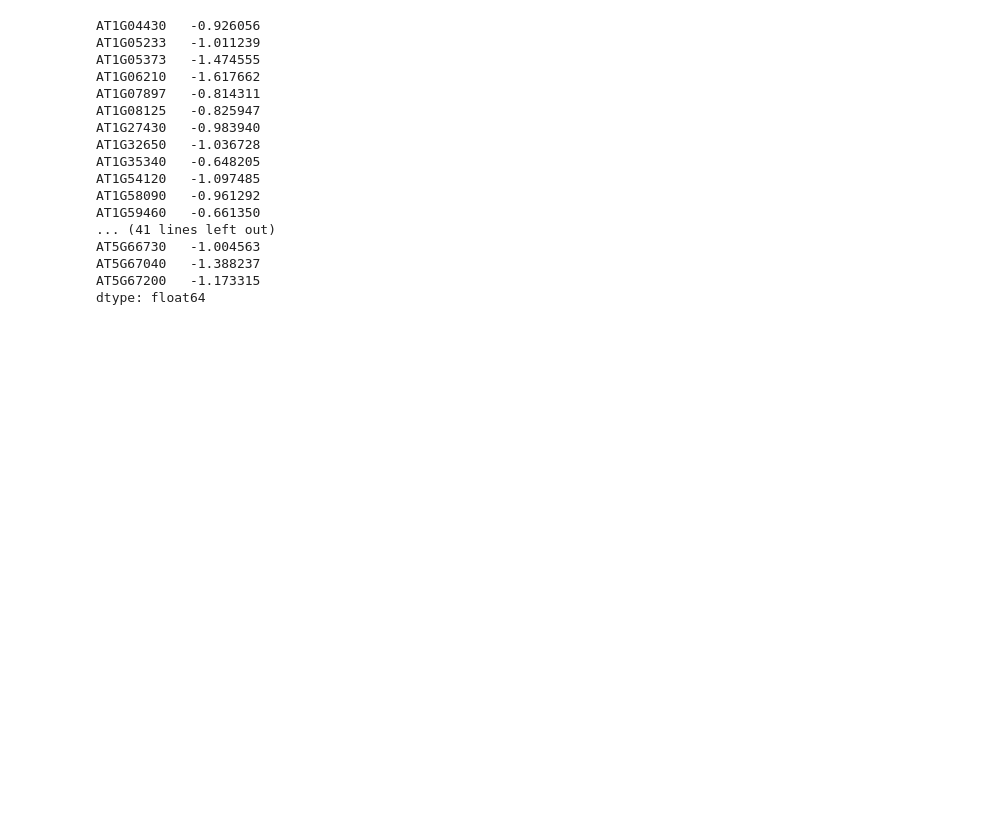
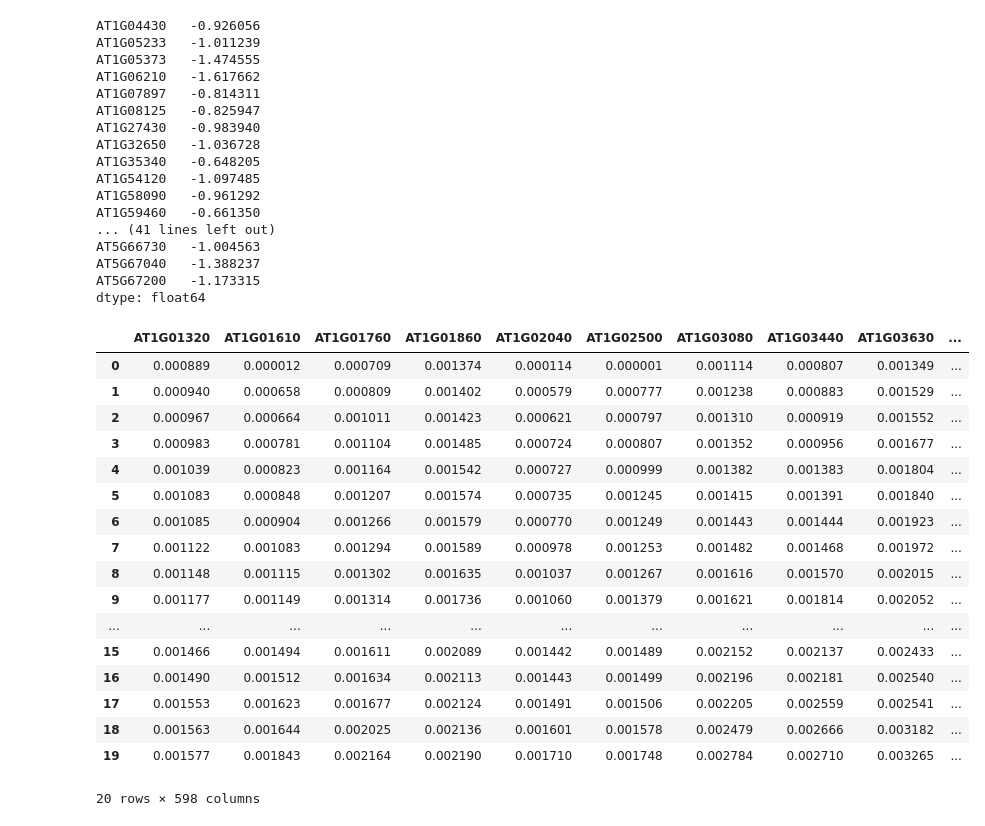
Before and after one commit to teegman123/ECE759_Project, a Jupyter notebook: Analysis.ipynb, the cells around one changed output. Drawn from its saved outputs; the diff is of its cells as text; code cells hidden in the pictures; blank space fills up the shorter version.

```diff
--- a/Analysis.ipynb
+++ b/Analysis.ipynb
@@ -332,3 +339,54 @@ AT5G66730   -1.004563
 AT5G67040   -1.388237
 AT5G67200   -1.173315
 dtype: float64
+# %%
+# Set the number of experiment repetitions (k)
+k = 20
+
+# Store the coefficients for each iteration (if desired)
+coefficients = []
+
+# Run logistic regression with Lasso (L1) for k iterations
+for _ in range(k):
+    # Split the data into training and test sets (e.g., 80% training, 20% testing)
+    X_train, X_test, y_train, y_test = train_test_split(X, y, test_size=0.2, random_state=_)
+
+    # Initialize Logistic Regression with Lasso (L1 regularization)
+    model = RandomForestClassifier(n_estimators=100, random_state=_)
+
+    # Fit the model
+    clf = model.fit(X_train, y_train)
+    # clf.score(X_test, y_test)
+    # clf.predict_proba(X_test)
+
+    # Optionally, store the coefficients for this iteration
+    coefficients.append(clf.feature_importances_.flatten())
+
+    # Print the coefficients for this iteration (if desired)
+    # print(f"Iteration {_+1} - Coefficients: {model.coef_}")
+
+# Example of accessing coefficients from all iterations
+result = pd.DataFrame(index=range(k), columns=X.columns, data=coefficients)
+nonzero_cols = np.all(result.to_numpy() != 0, axis=0)
+result = result.iloc[:, nonzero_cols]
+result = result.mode(axis=0)
+result
+# %% [output]
+|  | AT1G01320 | AT1G01610 | AT1G01760 | AT1G01860 | AT1G02040 | AT1G02500 | AT1G03080 | AT1G03440 | AT1G03630 | ... |
+| 0 | 0.000889 | 0.000012 | 0.000709 | 0.001374 | 0.000114 | 0.000001 | 0.001114 | 0.000807 | 0.001349 | ... |
+| 1 | 0.000940 | 0.000658 | 0.000809 | 0.001402 | 0.000579 | 0.000777 | 0.001238 | 0.000883 | 0.001529 | ... |
+| 2 | 0.000967 | 0.000664 | 0.001011 | 0.001423 | 0.000621 | 0.000797 | 0.001310 | 0.000919 | 0.001552 | ... |
+| 3 | 0.000983 | 0.000781 | 0.001104 | 0.001485 | 0.000724 | 0.000807 | 0.001352 | 0.000956 | 0.001677 | ... |
+| 4 | 0.001039 | 0.000823 | 0.001164 | 0.001542 | 0.000727 | 0.000999 | 0.001382 | 0.001383 | 0.001804 | ... |
+| 5 | 0.001083 | 0.000848 | 0.001207 | 0.001574 | 0.000735 | 0.001245 | 0.001415 | 0.001391 | 0.001840 | ... |
+| 6 | 0.001085 | 0.000904 | 0.001266 | 0.001579 | 0.000770 | 0.001249 | 0.001443 | 0.001444 | 0.001923 | ... |
+| 7 | 0.001122 | 0.001083 | 0.001294 | 0.001589 | 0.000978 | 0.001253 | 0.001482 | 0.001468 | 0.001972 | ... |
+| 8 | 0.001148 | 0.001115 | 0.001302 | 0.001635 | 0.001037 | 0.001267 | 0.001616 | 0.001570 | 0.002015 | ... |
+| 9 | 0.001177 | 0.001149 | 0.001314 | 0.001736 | 0.001060 | 0.001379 | 0.001621 | 0.001814 | 0.002052 | ... |
+| ... | ... | ... | ... | ... | ... | ... | ... | ... | ... | ... |
+| 15 | 0.001466 | 0.001494 | 0.001611 | 0.002089 | 0.001442 | 0.001489 | 0.002152 | 0.002137 | 0.002433 | ... |
+| 16 | 0.001490 | 0.001512 | 0.001634 | 0.002113 | 0.001443 | 0.001499 | 0.002196 | 0.002181 | 0.002540 | ... |
+| 17 | 0.001553 | 0.001623 | 0.001677 | 0.002124 | 0.001491 | 0.001506 | 0.002205 | 0.002559 | 0.002541 | ... |
+| 18 | 0.001563 | 0.001644 | 0.002025 | 0.002136 | 0.001601 | 0.001578 | 0.002479 | 0.002666 | 0.003182 | ... |
+| 19 | 0.001577 | 0.001843 | 0.002164 | 0.002190 | 0.001710 | 0.001748 | 0.002784 | 0.002710 | 0.003265 | ... |
+20 rows × 598 columns
```
Also changed, not shown: parts of 3 cells of this notebook.
